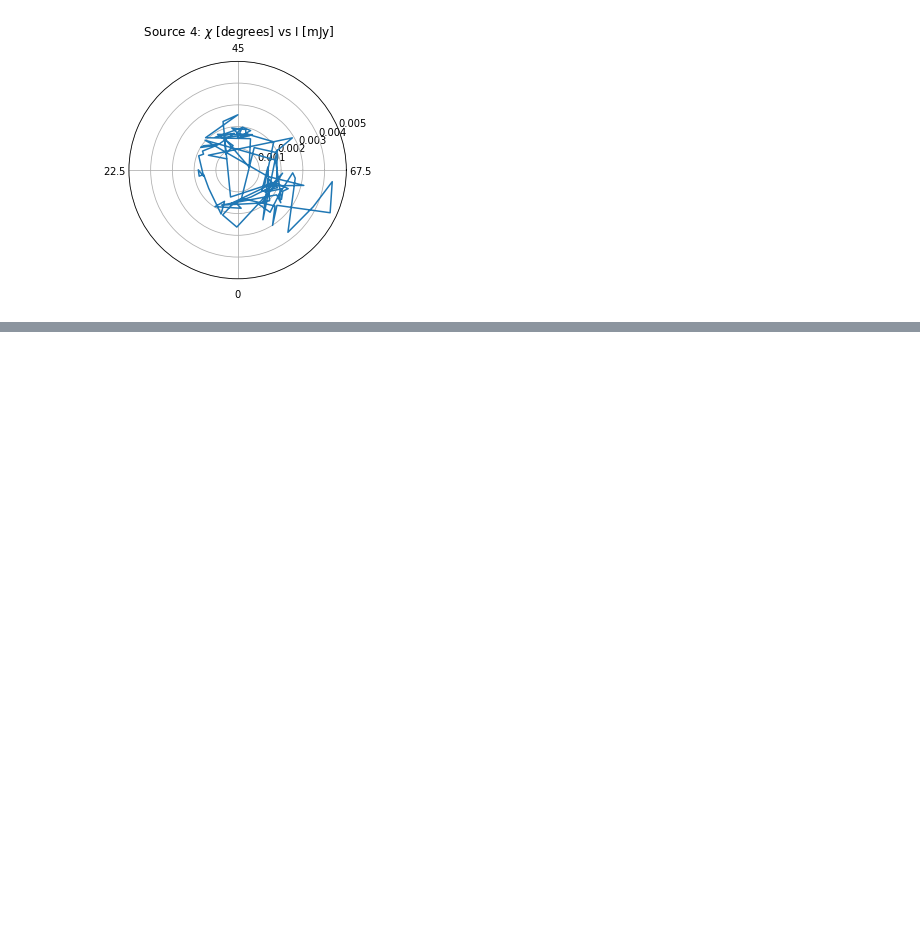
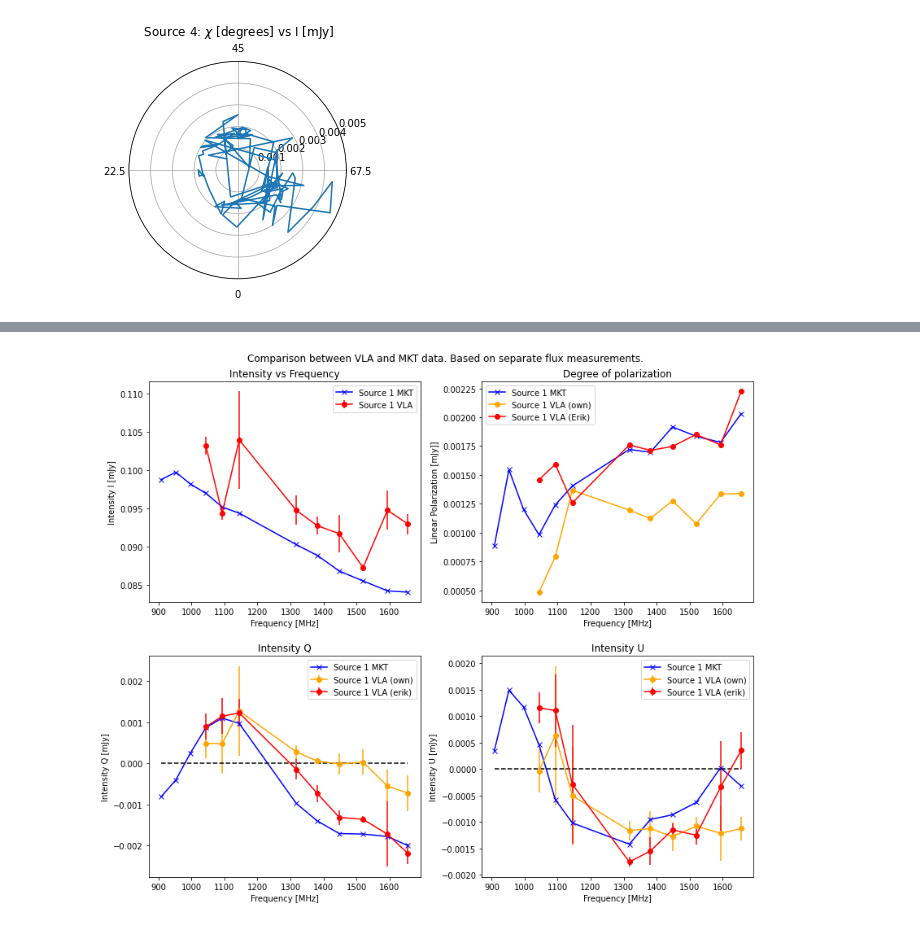
Before and after one commit to Woutmg/Meerkat_FracPol, a Jupyter notebook: Abell 85 Comparison VLA Meerkat Data.ipynb, the cells around one changed output, grey strips where cells are left out. Drawn from its saved outputs; the diff is of its cells as text; code cells hidden in the pictures; blank space fills up the shorter version.

```diff
--- a/Abell 85 Comparison VLA Meerkat Data.ipynb
+++ b/Abell 85 Comparison VLA Meerkat Data.ipynb
@@ -566,0 +538,94 @@ WARNING: FITSFixedWarning: 'datfix' made the change 'Set MJD-OBS to 58386.000000
+# %%
+Pol_Angles_VLA_hist_own = 0.5*np.arctan(U_hist_VLA_own/Q_hist_VLA_own)
+Linpol_VLA_hist_own = np.sqrt(U_hist_VLA_own**2 + Q_hist_VLA_own**2)
+Linpol_VLA_hist_err_own = (U_hist_VLA_own*U_hist_VLA_err_own + Q_hist_VLA_own*Q_hist_VLA_err_own)/Linpol_VLA_hist_own
+
+polar = False
+channels = True
+angle = False
+statistic = False
+
+
+if channels:
+    for n in range(5):
+        fig, axs = plt.subplots(2, 2)
+        fig.set_size_inches(12, 10)
+        fig.tight_layout(pad=4.5)
+
+        fig.suptitle('Comparison between VLA and MKT data. Based on separate flux measurements.')
+        axs[0,0].errorbar(freqs_middle/1e6, I_hist_VLA[:,n], yerr=I_hist_VLA_err[:,n], label=Labels[n] + ' VLA', color='red', marker='o')
+        axs[0,0].plot(freqs_middle/1e6, I_phot_table_compar[:,4-n], label=Labels[n] + ' MKT', color='blue', marker='x')
+        axs[0,0].set_title('Intensity vs Frequency')
+        axs[0,0].set_xlabel('Frequency [MHz]')
+        axs[0,0].set_ylabel('Intensity I [mJy]')
+        axs[0,0].legend()
+
+        axs[0,1].errorbar(freqs_middle/1e6, Linpol_VLA_hist_own[:,n], yerr=None, label=Labels[n] + ' VLA (own)', color='orange', marker='o')
+        axs[0,1].errorbar(freqs_middle/1e6, Linpol_VLA_hist[:,n], yerr=None, label=Labels[n] + ' VLA (Erik)', color='red', marker='o')
+        axs[0,1].plot(freqs_middle/1e6, Linpol_compar[:,4-n], label=Labels[n] + ' MKT', color='blue', marker='x')
+        axs[0,1].set_title('Degree of polarization')
+        axs[0,1].set_xlabel('Frequency [MHz]')
+        axs[0,1].set_ylabel('Linear Polarization [mJy]]')
+        axs[0,1].legend()
+
+        axs[1,0].errorbar(freqs_middle/1e6, Q_hist_VLA_own[:,n], yerr=Q_hist_VLA_err_own[:,n], label=Labels[n] + ' VLA (own)', color='orange', marker='o')
+        axs[1,0].errorbar(freqs_middle/1e6, Q_hist_VLA[:,n], yerr=Q_hist_VLA_err[:,n], label=Labels[n] + ' VLA (erik)', color='red', marker='o')
+        axs[1,0].plot(freqs_middle/1e6, Q_phot_table_compar[:,4-n], label=Labels[n] + ' MKT', color='blue', marker='x')
+        axs[1,0].hlines(0, min(freqs_middle)/1e6, max(freqs_middle)/1e6, color='black', linestyle='dashed')
+        axs[1,0].set_title('Intensity Q')
+        axs[1,0].set_xlabel('Frequency [MHz]')
+        axs[1,0].set_ylabel('Intensity Q [mJy]')
+        axs[1,0].legend()
+
+        axs[1,1].errorbar(freqs_middle/1e6, U_hist_VLA_own[:,n], yerr=U_hist_VLA_err_own[:,n], label=Labels[n] + ' VLA (own)', color='orange', marker='o')
+        axs[1,1].errorbar(freqs_middle/1e6, U_hist_VLA[:,n], yerr=U_hist_VLA_err[:,n], label=Labels[n] + ' VLA (erik)', color='red', marker='o')
+        axs[1,1].plot(freqs_middle/1e6, U_phot_table_compar[:,4-n], label=Labels[n] + ' MKT', color='blue', marker='x')
+        axs[1,1].hlines(0, min(freqs_middle)/1e6, max(freqs_middle)/1e6, color='black', linestyle='dashed')
+        axs[1,1].set_title('Intensity U')
+        axs[1,1].set_xlabel('Frequency [MHz]')
+        axs[1,1].set_ylabel('Intensity U [mJy]')
+        axs[1,1].legend()
+
+        fig.savefig('VLA_MKT_Compar_Source'+str(n)+'.pdf')
+        plt.show()
+
+if polar:
+    for n in range(len(sources_compar)):
+        fig, ax = plt.subplots(subplot_kw={'projection': 'polar'})
+        fig.set_size_inches(8, 8)
+        ax.plot(4*Pol_Angles_compar[:,n], Linpol_compar[:,n],color='blue', marker='x')
+        ax.plot(4*Pol_Angles_VLA_hist_own[:,n], Linpol_VLA_hist_own[:,n],color='red', marker='o')
+    #    ax.set_rmax(1.1*np.max(I_hist_VLA[:,n]))
+        ax.set_xticks(np.pi/180 * np.linspace(270,  0, 4))
+        ax.set_xticklabels([r'$0$', r'$22.5$', r'$45$', r'$67.5$'], fontsize=10)
+        ax.grid(True)
+        ax.set_title(r" Source "+str(n+1)+r": $\chi$ [degrees] vs Linpol [mJy]")
+        plt.show()
+
+if angle:
+    for n in range(len(sources_compar)):
+        plt.figure(figsize=(8,6))
+        plt.plot(freqs_middle/1e6, Pol_Angles_compar[:,n], color='blue', marker='x')
+        plt.plot(freqs_middle/1e6, Pol_Angles_VLA_hist_own[:,n], color='red', marker='o')
+        plt.xlabel('Frequency [MHz]')
+        plt.ylabel('Angle [Deg]')
+        plt.title(r" Source "+str(n+1)+r' Angle vs frequency VLA and MKT comparison (red=VLA, blue=MKT)')
+        plt.show()
+
+if statistic:
+    colors=['red','orange','green','blue','purple']
+    for n in range(5):
+        plt.scatter(Q_phot_table_compar[:,n], Q_hist_VLA_own[:,n], color=colors[n])
+    plt.title('Correlation Q intensity')
+    plt.xlabel('Meerkat Q [mJy]')
+    plt.ylabel('VLA Q [mJy]')
+    plt.show()
+    for n in range(5):
+        plt.scatter(U_phot_table_compar[:,n], Q_hist_VLA_own[:,n], color=colors[n])
+    plt.plot([np.min(U_hist_VLA[:,n]),np.max(U_hist_VLA[:,n])],[np.min(U_hist_VLA[:,n]),np.max(U_hist_VLA[:,n])], linestyle='dashed')
+    plt.title('Correlation U intensity')
+    plt.xlabel('Meerkat U [mJy]')
+    plt.ylabel('VLA U [mJy]')
+    plt.show()
+# %% [output]
+[figure, added]
```
Also changed, not shown: parts of 10 cells of this notebook, 9 other files.
